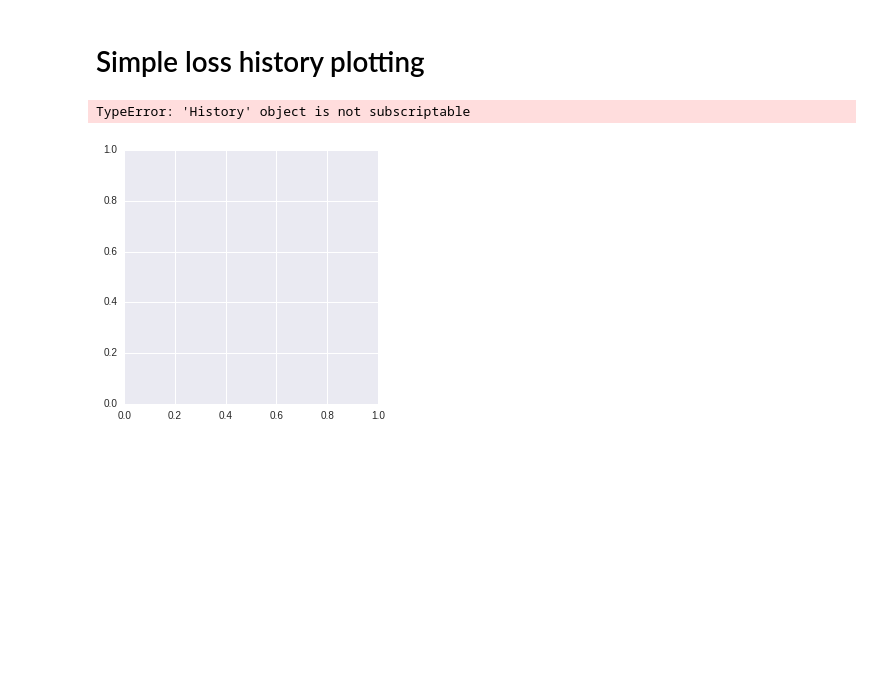
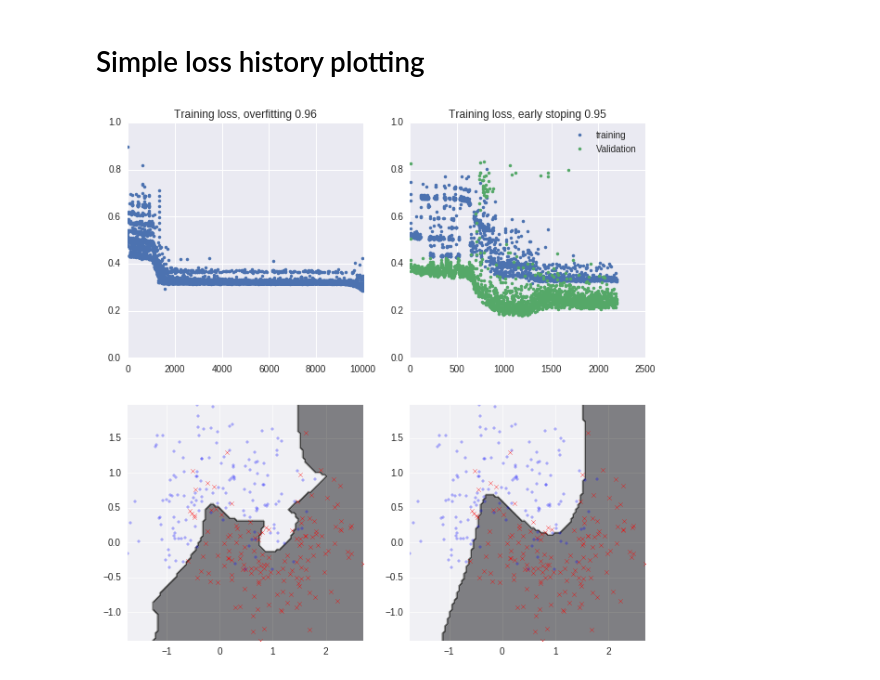
Before and after one commit to alvarouc/mlp, a Jupyter notebook: examples/moon_sklearn.ipynb, the cells around one changed output. Drawn from its saved outputs; the diff is of its cells as text; code cells hidden in the pictures; blank space fills up the shorter version.

```diff
--- a/examples/moon_sklearn.ipynb
+++ b/examples/moon_sklearn.ipynb
@@ -117,28 +117,28 @@ for n, drop in enumerate([0, 0.2, 0.5, 0.8]):
 # Simple loss history plotting
 # %%
 params = {'n_hidden': 50, 'n_deep': 3, 'l1_norm': 0, 'l2_norm': 0,
-          'drop': 0, 'verbose': 0, 'max_epoch':10000}
+          'drop': 0, 'verbose': 0, 'max_epoch':10000, 'patience':1000}
 
 clf_ov = MLP(early_stop=False, **params)
 clf_ov.fit(data, label)
 
 clf_es = MLP(early_stop=True, **params)
 clf_es.fit(data, label)
 
 plt.figure(figsize=(10,10))
 plt.subplot(2,2,1)
 plt.plot(clf_ov.history['loss'],'.')
 plt.ylim(0,1)
 plt.title('Training loss, overfitting {:.2f}'.format(clf_ov.auc(data, label)))
 plt.subplot(2,2,3)
 plot_decision(clf_ov, data)
 plt.subplot(2,2,2)
 plt.plot(clf_es.history['loss'],'.', label='training')
 plt.plot(clf_es.history['val_loss'],'.', label='Validation')
+plt.legend()
 plt.ylim(0,1)
 plt.title('Training loss, early stoping {:.2f}'.format(clf_es.auc(data, label)))
 plt.subplot(2,2,4)
 plot_decision(clf_es, data)
 # %% [output]
-TypeError: 'History' object is not subscriptable
-[figure, old version]
+[figure, new version]
```
Also changed, not shown: parts of 4 cells of this notebook, 1 other file.
